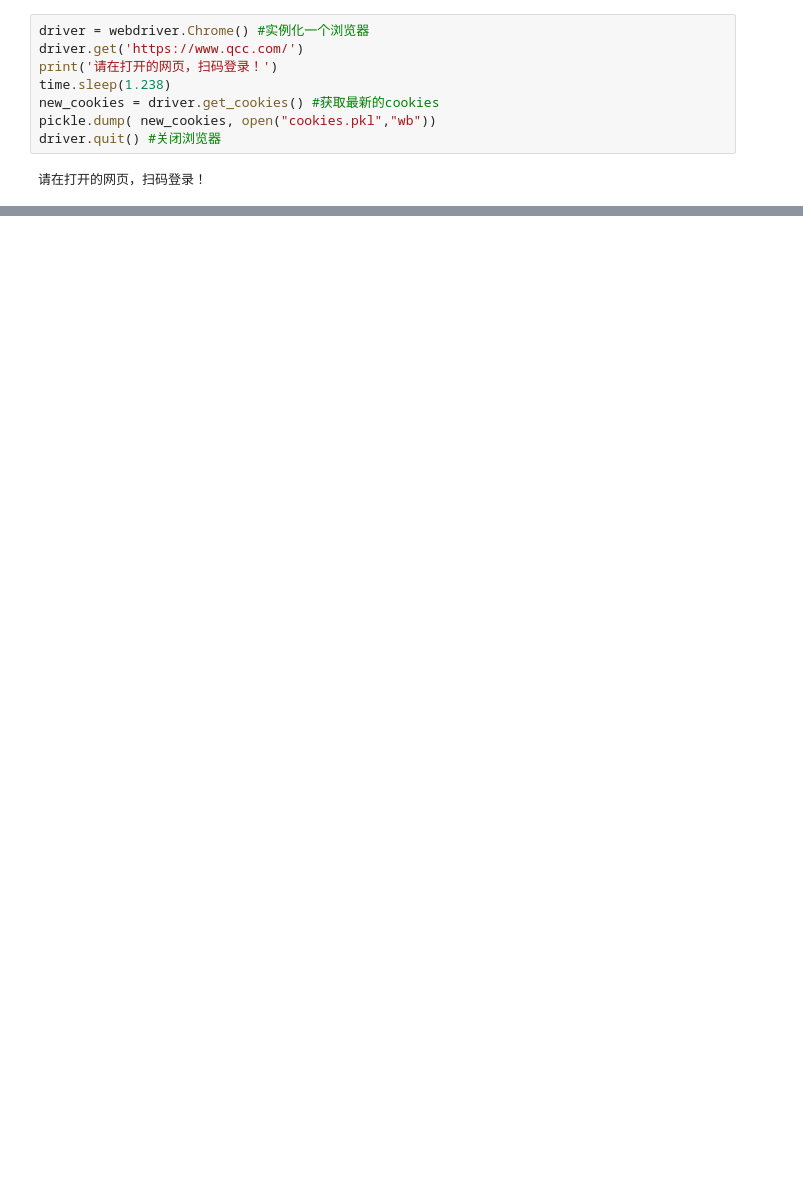
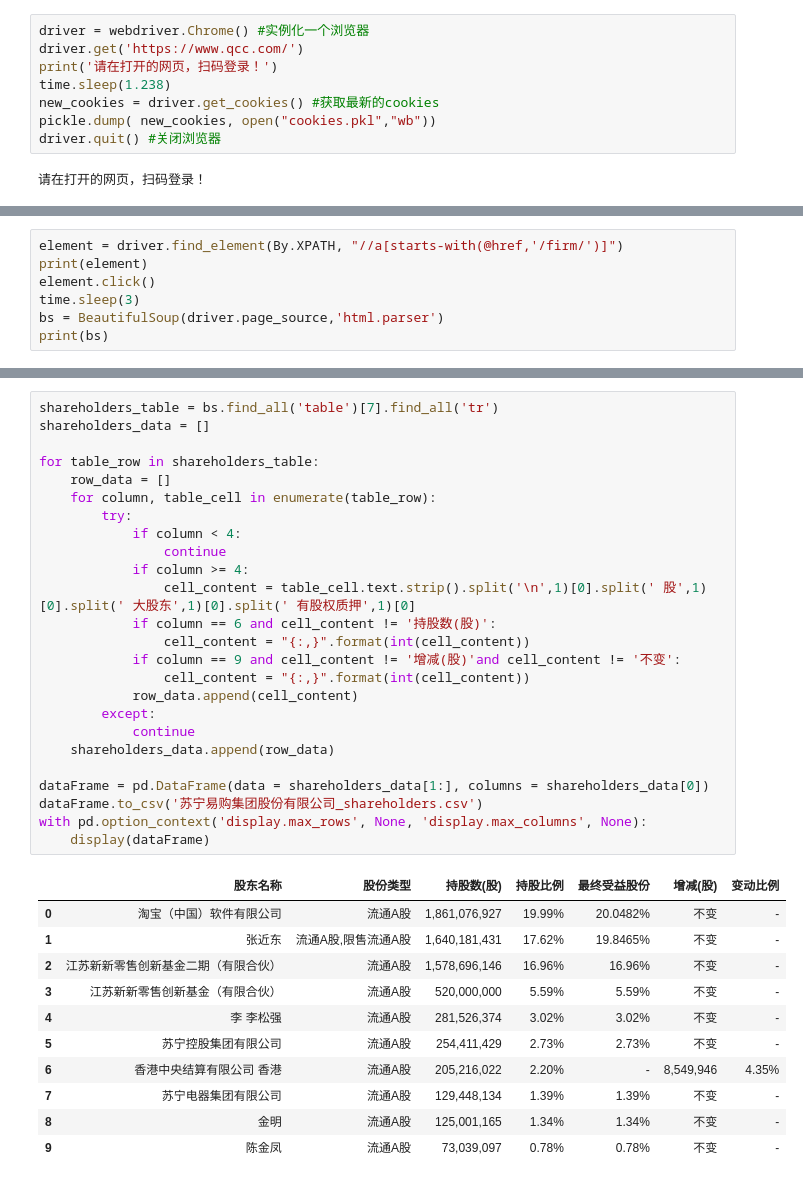
Before and after one commit to zhijiaodaniellegoh/scrape_company_data, a Jupyter notebook: QCC_general.ipynb, the cells around one changed output, grey strips where cells are left out. Drawn from its saved outputs; the diff is of its cells as text; blank space fills up the shorter version.

Commit message:
successfully scraped ownership  table from ‘上市信息‘ tab, formatted numbers, and saved in csv

```diff
--- a/QCC_general.ipynb
+++ b/QCC_general.ipynb
@@ -99,0 +122,7 @@ for c in companies:
+# %%
+element = driver.find_element(By.XPATH, "//a[starts-with(@href,'/firm/')]")
+print(element)
+element.click()
+time.sleep(3)
+bs = BeautifulSoup(driver.page_source,'html.parser')
+print(bs)
@@ -99,0 +156,37 @@ for c in companies:
+# %%
+shareholders_table = bs.find_all('table')[7].find_all('tr')
+shareholders_data = []
+
+for table_row in shareholders_table:
+    row_data = []
+    for column, table_cell in enumerate(table_row):
+        try:
+            if column < 4:
+                continue
+            if column >= 4:
+                cell_content = table_cell.text.strip().split('\n',1)[0].split(' 股',1)[0].split(' 大股东',1)[0].split(' 有股权质押',1)[0]
+            if column == 6 and cell_content != '持股数(股)':
+                cell_content = "{:,}".format(int(cell_content))
+            if column == 9 and cell_content != '增减(股)'and cell_content != '不变':
+                cell_content = "{:,}".format(int(cell_content))
+            row_data.append(cell_content)
+        except:
+            continue
+    shareholders_data.append(row_data)
+
+dataFrame = pd.DataFrame(data = shareholders_data[1:], columns = shareholders_data[0])
+dataFrame.to_csv('苏宁易购集团股份有限公司_shareholders.csv')
+with pd.option_context('display.max_rows', None, 'display.max_columns', None):
+    display(dataFrame)
+# %% [output]
+|  | 股东名称 | 股份类型 | 持股数(股) | 持股比例 | 最终受益股份 | 增减(股) | 变动比例 |
+| 0 | 淘宝（中国）软件有限公司 | 流通A股 | 1,861,076,927 | 19.99% | 20.0482% | 不变 | - |
+| 1 | 张近东 | 流通A股,限售流通A股 | 1,640,181,431 | 17.62% | 19.8465% | 不变 | - |
+| 2 | 江苏新新零售创新基金二期（有限合伙） | 流通A股 | 1,578,696,146 | 16.96% | 16.96% | 不变 | - |
+| 3 | 江苏新新零售创新基金（有限合伙） | 流通A股 | 520,000,000 | 5.59% | 5.59% | 不变 | - |
+| 4 | 李 李松强 | 流通A股 | 281,526,374 | 3.02% | 3.02% | 不变 | - |
+| 5 | 苏宁控股集团有限公司 | 流通A股 | 254,411,429 | 2.73% | 2.73% | 不变 | - |
+| 6 | 香港中央结算有限公司 香港 | 流通A股 | 205,216,022 | 2.20% | - | 8,549,946 | 4.35% |
+| 7 | 苏宁电器集团有限公司 | 流通A股 | 129,448,134 | 1.39% | 1.39% | 不变 | - |
+| 8 | 金明 | 流通A股 | 125,001,165 | 1.34% | 1.34% | 不变 | - |
+| 9 | 陈金凤 | 流通A股 | 73,039,097 | 0.78% | 0.78% | 不变 | - |
```
Also changed, not shown: parts of 7 cells of this notebook, 2 other files.
